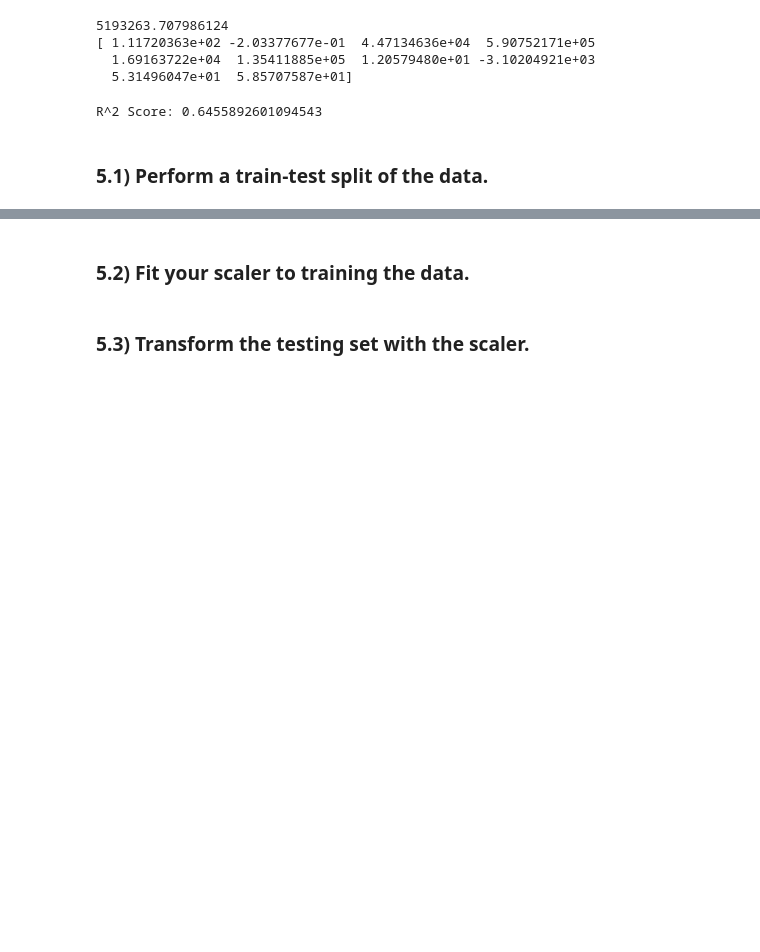
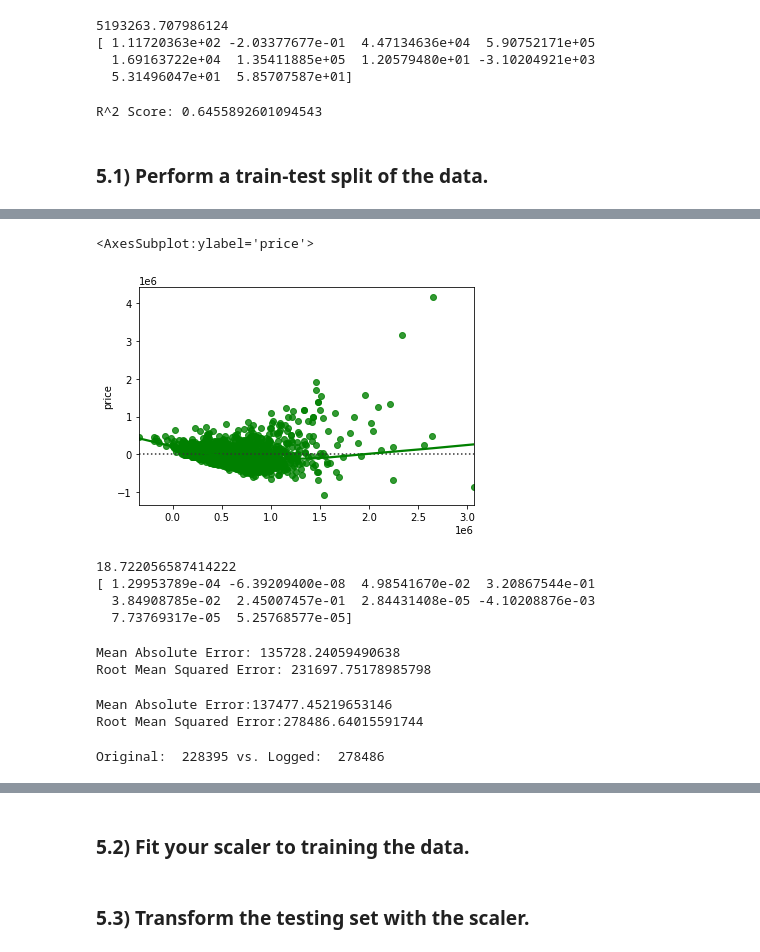
Before and after one commit to raizelistaken/Housing_Prices_KC, a Jupyter notebook: Bakeoff_modeling_process_Copy1.ipynb, the cells around one changed output, grey strips where cells are left out. Saved outputs shown, nothing was run; the diff lists cells and outputs as text; code cells hidden in the pictures; blank space fills up the shorter version.

```diff
--- a/Bakeoff_modeling_process_Copy1.ipynb
+++ b/Bakeoff_modeling_process_Copy1.ipynb
@@ -513,0 +579,5 @@ R^2 Score: 0.6455892601094543
+# %%
+sns.residplot(y_pred, y_test, lowess=True, color="g")
+# %% [output]
+<AxesSubplot:ylabel='price'>
+[figure, added]
@@ -513,0 +586,15 @@ R^2 Score: 0.6455892601094543
+# %%
+#instantiate a linear regression object
+log_model = LinearRegression()
+
+#fit the linear regression to the log of the target variable
+log_model.fit(X_train, np.log(y_train))
+
+#access output
+print(log_model.intercept_)
+print(log_model.coef_)
+# %% [output]
+18.722056587414222
+[ 1.29953789e-04 -6.39209400e-08  4.98541670e-02  3.20867544e-01
+  3.84908785e-02  2.45007457e-01  2.84431408e-05 -4.10208876e-03
+  7.73769317e-05  5.25768577e-05]
@@ -513,0 +605,10 @@ R^2 Score: 0.6455892601094543
+# %%
+log_train_mae = metrics.mean_absolute_error(y_train, y_log_train_pred)
+log_train_rmse = np.sqrt(metrics.mean_squared_error(y_train, y_log_train_pred))
+
+
+print('Mean Absolute Error:', log_train_mae )
+print('Root Mean Squared Error:' , log_train_rmse)
+# %% [output]
+Mean Absolute Error: 135728.24059490638
+Root Mean Squared Error: 231697.75178985798
@@ -513,0 +619,14 @@ R^2 Score: 0.6455892601094543
+# %%
+test_log_mae = metrics.mean_absolute_error(y_test, y_log_pred)
+test__log_rmse = np.sqrt(metrics.mean_squared_error(y_test, y_log_pred))
+
+
+print('Mean Absolute Error:' + str(test_log_mae))
+print('Root Mean Squared Error:' + str(test__log_rmse))
+# %% [output]
+Mean Absolute Error:137477.45219653146
+Root Mean Squared Error:278486.64015591744
+# %%
+print('Original: ', int(test_rmse), "vs. Logged: ", int(test__log_rmse))
+# %% [output]
+Original:  228395 vs. Logged:  278486
```
Also changed, not shown: parts of 24 cells of this notebook.
